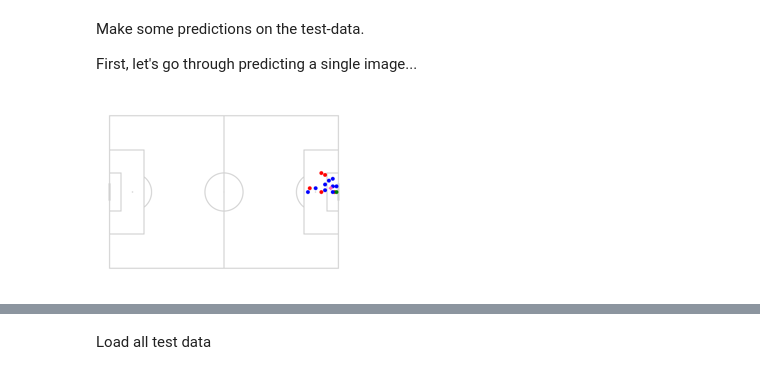
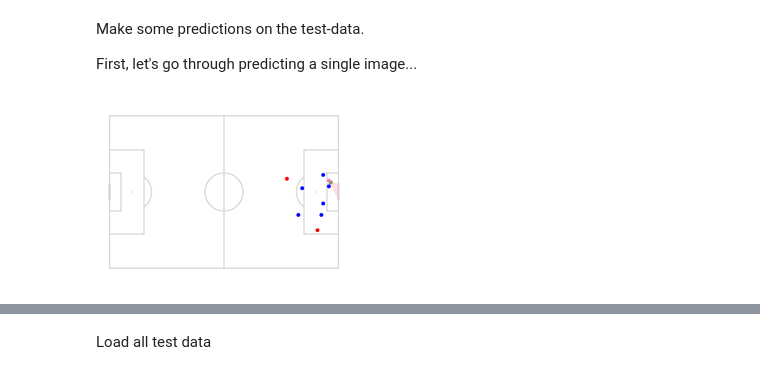
Before and after one commit to Torvaney/image-xg, a Jupyter notebook: notebooks/prototyping-model-fit.ipynb, the cells around one changed output, grey strips where cells are left out. Saved outputs shown, nothing was run; the diff lists cells and outputs as text; code cells hidden in the pictures.

```diff
--- a/notebooks/prototyping-model-fit.ipynb
+++ b/notebooks/prototyping-model-fit.ipynb
@@ -40,12 +39,13 @@ First, let's go through predicting a single image...
 # %%
 import PIL
 
 # Load an image from the test data
-example_img = PILImage.create('../data/processed/test/goal/07d8857c-00fc-4f4d-b1ae-86b1ed377133.png')
+example_img_path = Path('../data/processed/test/goal').ls()[0]
+example_img = PILImage.create(example_img_path)
 
 display(example_img.to_thumb(256, 256))
 # %% [output]
-[figure, old version]
+[figure, new version]
 # %%
 _, _, probs = learn.predict(example_img)
 
```
Also changed, not shown: parts of 9 cells of this notebook, 1 other file.
